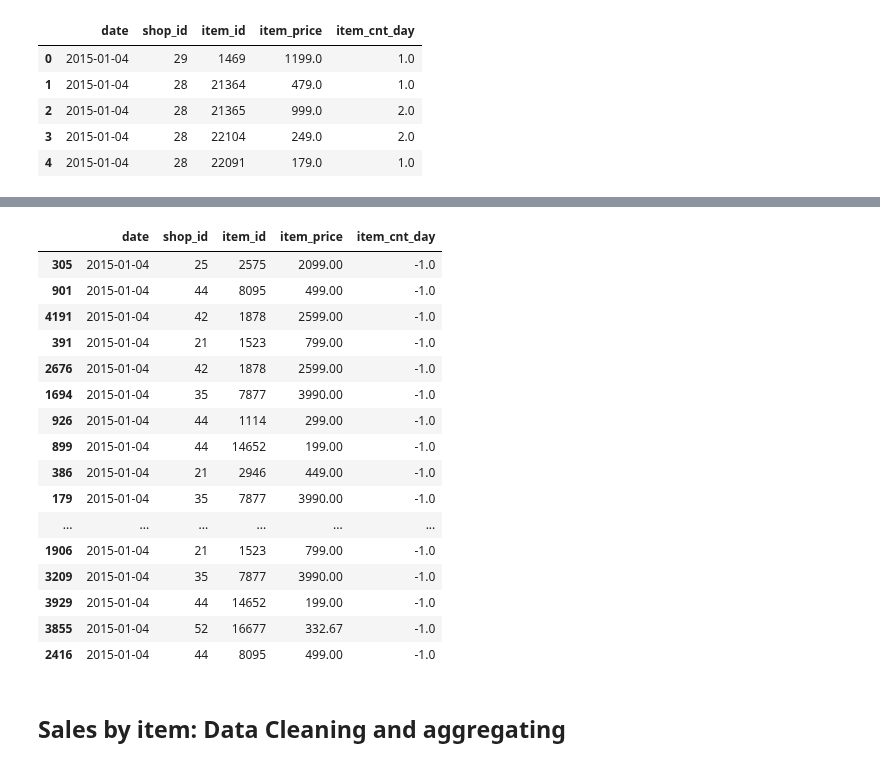
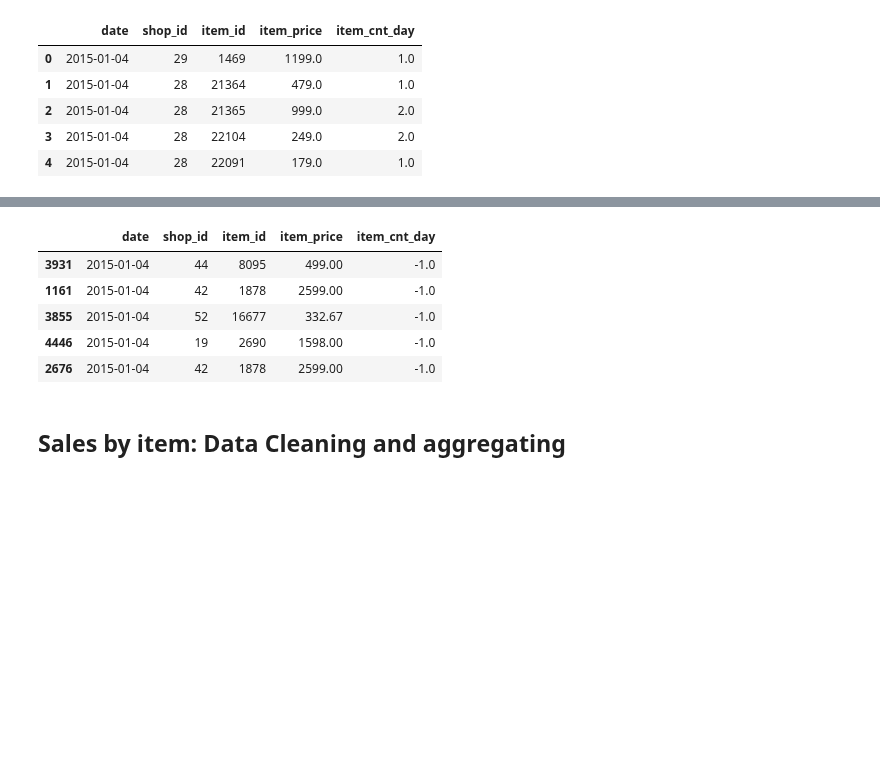
Before and after one commit to ta-data-bcn/lab-df-calculation-and-transformation, a Jupyter notebook: your-code/main.ipynb, the cells around one changed output, grey strips where cells are left out. Drawn from its saved outputs; the diff is of its cells as text; code cells hidden in the pictures; blank space fills up the shorter version.

```diff
--- a/your-code/main.ipynb
+++ b/your-code/main.ipynb
@@ -162,25 +178,13 @@ raw_sales.describe()
 # %%
 # we are finding the negative value on item_cnt_day
 
-neg_values_df = raw_sales.sort_values(by='item_cnt_day')
+raw_sales_clean.sort_values(by='item_cnt_day').head()
+
+#we consider that negative values are devolutions to the shop.
+# %% [output]
+|  | date | shop_id | item_id | item_price | item_cnt_day |
+| 3931 | 2015-01-04 | 44 | 8095 | 499.00 | -1.0 |
+| 1161 | 2015-01-04 | 42 | 1878 | 2599.00 | -1.0 |
+| 3855 | 2015-01-04 | 52 | 16677 | 332.67 | -1.0 |
+| 4446 | 2015-01-04 | 19 | 2690 | 1598.00 | -1.0 |
+| 2676 | 2015-01-04 | 42 | 1878 | 2599.00 | -1.0 |
-# %%
-neg_values_df[neg_values_df['item_cnt_day'] == -1]
-#df[df['item_cnt_day'] == -1]['item_cnt_day'] = 0
-# %% [output]
-|  | date | shop_id | item_id | item_price | item_cnt_day |
-| 305 | 2015-01-04 | 25 | 2575 | 2099.00 | -1.0 |
-| 901 | 2015-01-04 | 44 | 8095 | 499.00 | -1.0 |
-| 4191 | 2015-01-04 | 42 | 1878 | 2599.00 | -1.0 |
-| 391 | 2015-01-04 | 21 | 1523 | 799.00 | -1.0 |
-| 2676 | 2015-01-04 | 42 | 1878 | 2599.00 | -1.0 |
-| 1694 | 2015-01-04 | 35 | 7877 | 3990.00 | -1.0 |
-| 926 | 2015-01-04 | 44 | 1114 | 299.00 | -1.0 |
-| 899 | 2015-01-04 | 44 | 14652 | 199.00 | -1.0 |
-| 386 | 2015-01-04 | 21 | 2946 | 449.00 | -1.0 |
-| 179 | 2015-01-04 | 35 | 7877 | 3990.00 | -1.0 |
-| ... | ... | ... | ... | ... | ... |
-| 1906 | 2015-01-04 | 21 | 1523 | 799.00 | -1.0 |
-| 3209 | 2015-01-04 | 35 | 7877 | 3990.00 | -1.0 |
-| 3929 | 2015-01-04 | 44 | 14652 | 199.00 | -1.0 |
-| 3855 | 2015-01-04 | 52 | 16677 | 332.67 | -1.0 |
-| 2416 | 2015-01-04 | 44 | 8095 | 499.00 | -1.0 |
```
Also changed, not shown: parts of 30 cells of this notebook, 8 other files.
